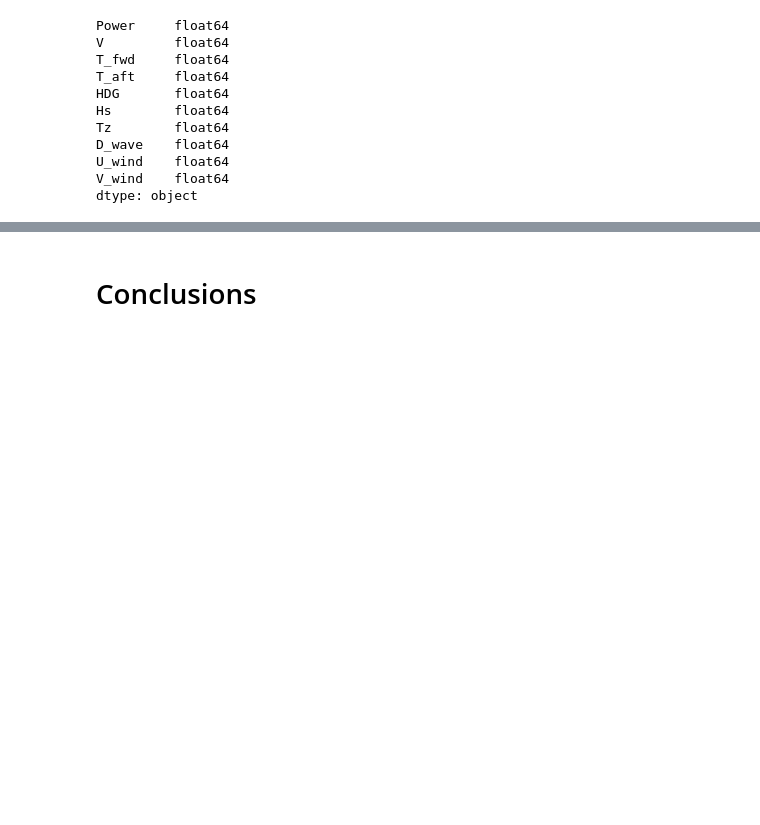
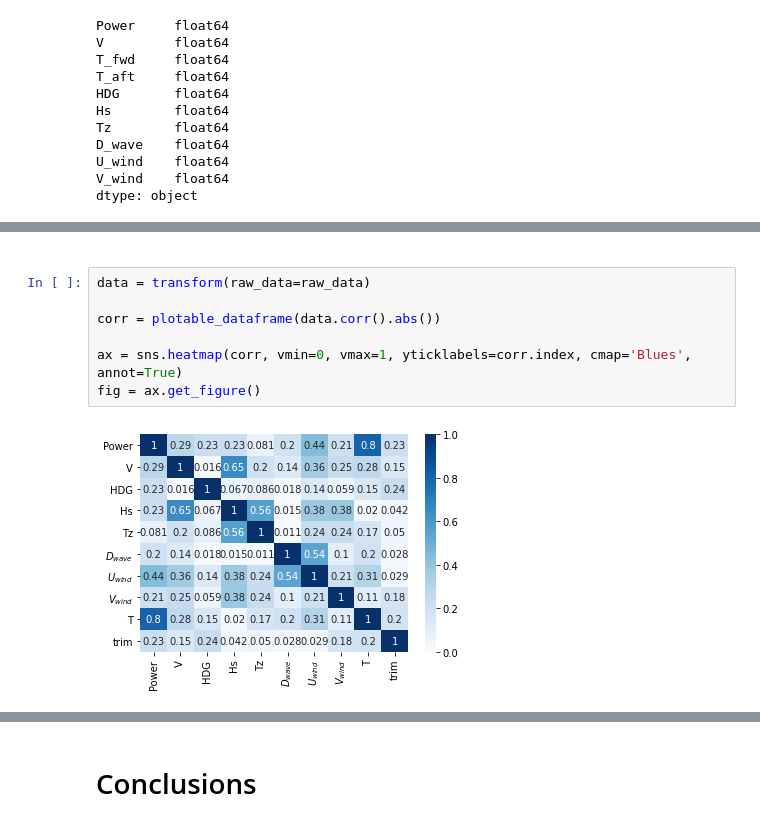
Before and after one commit to martinlarsalbert/ship_power_prediction, a Jupyter notebook: reports/report/01.1.report.ipynb, the cells around one changed output, grey strips where cells are left out. Cells and saved outputs as stored; diff of their text form; blank space fills up the shorter version.

```diff
--- a/reports/report/01.1.report.ipynb
+++ b/reports/report/01.1.report.ipynb
@@ -140,0 +162,11 @@ dtype: object
+# %% [markdown]
+<a id="fig_heat_map_data"></a>
+# %%
+data = transform(raw_data=raw_data)
+
+corr = plotable_dataframe(data.corr().abs())
+
+ax = sns.heatmap(corr, vmin=0, vmax=1, yticklabels=corr.index, cmap='Blues', annot=True)
+fig = ax.get_figure()
+# %% [output]
+[figure, added]
```
Also changed, not shown: parts of 22 cells of this notebook, 3 other files.
